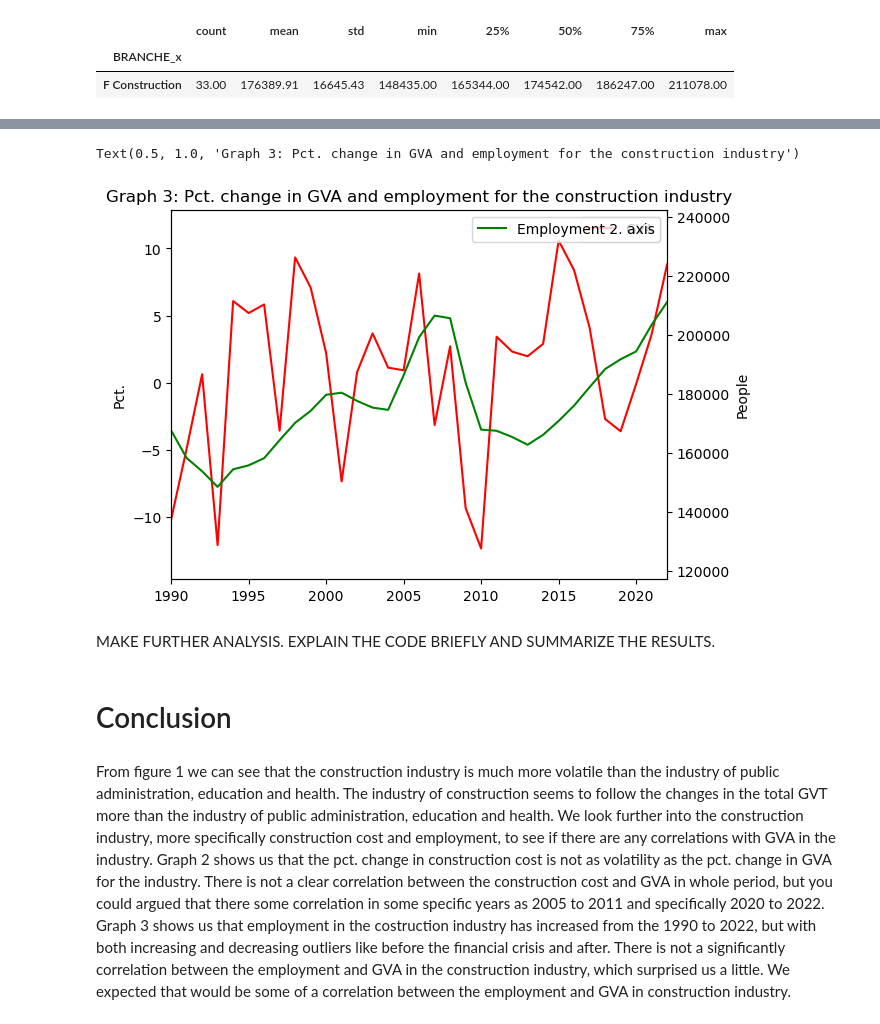
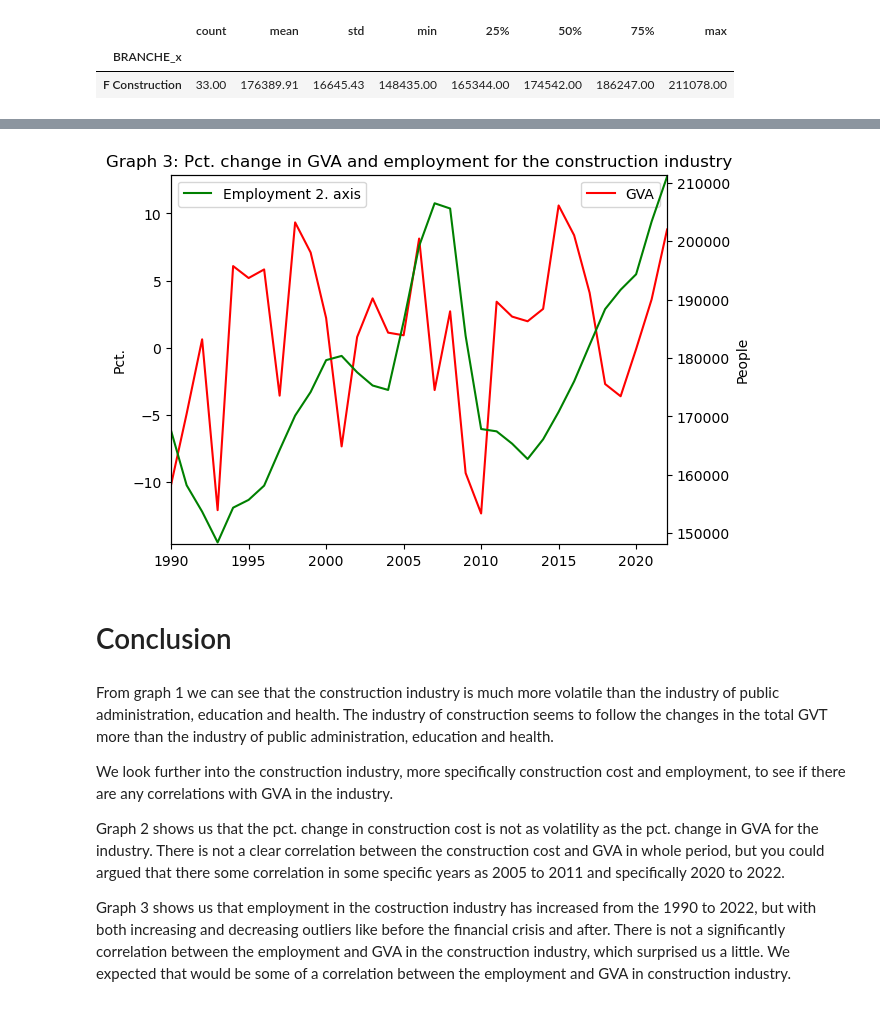
Before and after one commit to NumEconCopenhagen/projects-2023-joost-adam-og-frederik, a Jupyter notebook: dataproject/dataproject.ipynb, the cells around one changed output, grey strips where cells are left out. Saved outputs shown, nothing was run; the diff lists cells and outputs as text; code cells hidden in the pictures.

```diff
--- a/dataproject/dataproject.ipynb
+++ b/dataproject/dataproject.ipynb
@@ -288,25 +224,26 @@ Text(0.5, 1.0, 'Graph 2: Pct. change in construction cost and in GVA for the con
 # %%
 fig = plt.figure()
 ax1 = fig.add_subplot(1,1,1)
 ax2 = ax1.twinx()
 ax1.plot(merge_employ['TID'],merge_employ['Pct. Change'],color='r',label='GVA')
 ax2.plot(merge_employ['TID'],merge_employ['Employment'],color='g',label='Employment 2. axis')
 ax1.margins(0,0.1)
-ax2.margins(0,0.5)
+ax2.margins(0,0.005)
 ax1.legend()
 ax2.legend()
 ax1.set_ylabel('Pct.')
 ax2.set_ylabel('People')
 plt.title('Graph 3: Pct. change in GVA and employment for the construction industry')
+plt.show()
 # %% [output]
-Text(0.5, 1.0, 'Graph 3: Pct. change in GVA and employment for the construction industry')
-[figure, old version]
+[figure, new version]
-# %% [markdown]
-MAKE FURTHER ANALYSIS. EXPLAIN THE CODE BRIEFLY AND SUMMARIZE THE RESULTS.
 # %% [markdown]
 # Conclusion
 # %% [markdown]
-From figure 1 we can see that the construction industry is much more volatile than the industry of public administration, education and health. The industry of construction seems to follow the changes in the total GVT more than the industry of public administration, education and health.
+From graph 1 we can see that the construction industry is much more volatile than the industry of public administration, education and health. The industry of construction seems to follow the changes in the total GVT more than the industry of public administration, education and health.
+
 We look further into the construction industry, more specifically construction cost and employment, to see if there are any correlations with GVA in the industry.
+
 Graph 2 shows us that the pct. change in construction cost is not as volatility as the pct. change in GVA for the industry. There is not a clear correlation between the construction cost and GVA in whole period, but you could argued that there some correlation in some specific years as 2005 to 2011 and specifically 2020 to 2022.
+
 Graph 3 shows us that employment in the costruction industry has increased from the 1990 to 2022, but with both increasing and decreasing outliers like before the financial crisis and after. There is not a significantly correlation between the employment and GVA in the construction industry, which surprised us a little. We expected that would be some of a correlation between the employment and GVA in construction industry.
```
Also changed, not shown: parts of 16 cells of this notebook.
